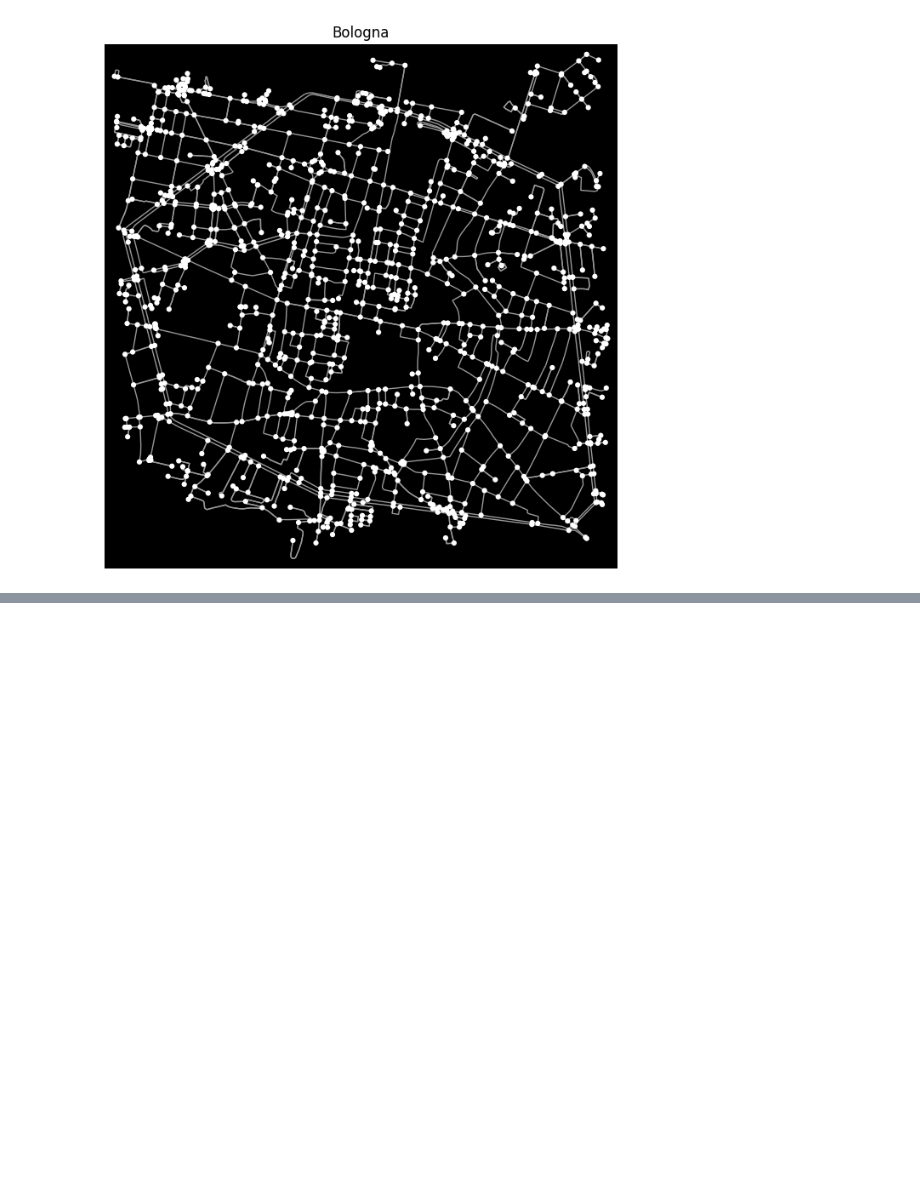
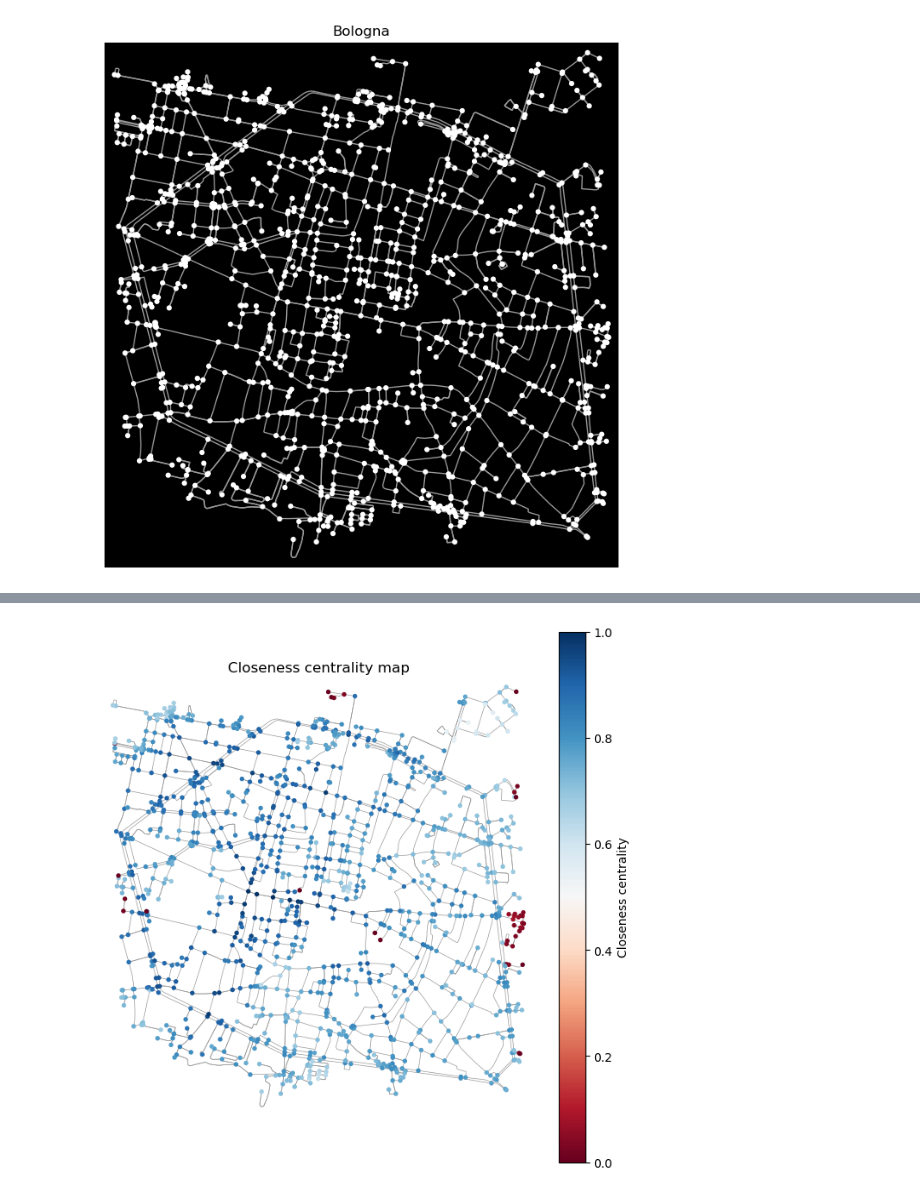
Before and after one commit to MassimoMario/Bologna_urban_network_analysis, a Jupyter notebook: COMPLEX.ipynb, the cells around one changed output, grey strips where cells are left out. Cells and saved outputs as stored; diff of their text form; code cells hidden in the pictures; blank space fills up the shorter version.

```diff
--- a/COMPLEX.ipynb
+++ b/COMPLEX.ipynb
@@ -109,0 +167,23 @@ plt.show()
+# %%
+# compute closeness centrality
+closeness_centrality = nx.closeness_centrality(G)
+
+c_values = np.array([closeness_centrality[node] for node in G.nodes])
+
+#normalize
+norm_c_values = (c_values - min(c_values)) / (max(c_values) - min(c_values))
+
+
+cmap = 'RdBu'
+norm=plt.Normalize(vmin=norm_c_values.min(), vmax=norm_c_values.max())
+sm = plt.cm.ScalarMappable(norm=norm, cmap=cmap)
+sm.set_array([])
+
+fig, ax = ox.plot_graph(G, node_color=plt.cm.RdBu(norm_c_values), node_size=15, edge_linewidth=0.5, bgcolor = 'white', show=False)
+
+cb = fig.colorbar(sm, ax=ax, label = 'Closeness centrality')
+plt.axis('on')
+plt.title('Closeness centrality map')
+plt.show()
+# %% [output]
+[figure, added]
```
Also changed, not shown: parts of 8 cells of this notebook.
